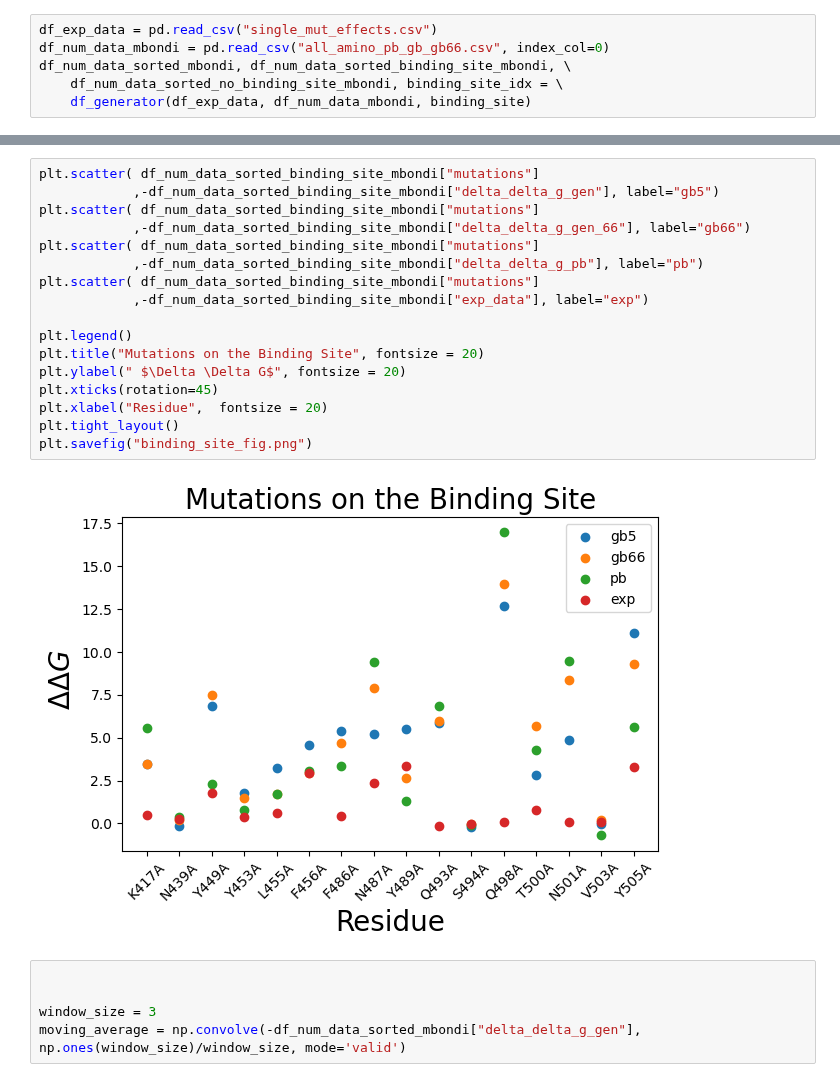
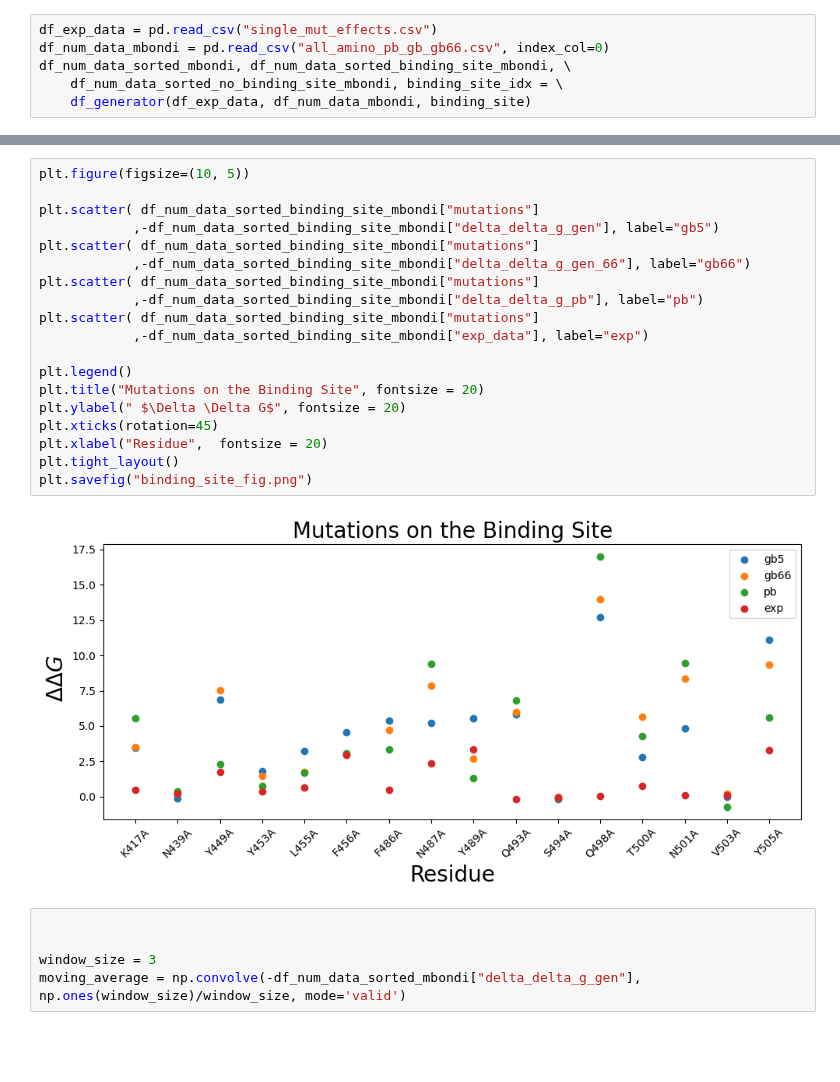
Before and after one commit to fergplace/amber_scripts, a Jupyter notebook: fun_figures.ipynb, the cells around one changed output, grey strips where cells are left out. Saved outputs shown, nothing was run; the diff lists cells and outputs as text; blank space fills up the shorter version.

```diff
--- a/fun_figures.ipynb
+++ b/fun_figures.ipynb
@@ -108,22 +109,24 @@ plt.savefig("all_muts_fig.png")
 # %%
+plt.figure(figsize=(10, 5))
+
 plt.scatter( df_num_data_sorted_binding_site_mbondi["mutations"]
             ,-df_num_data_sorted_binding_site_mbondi["delta_delta_g_gen"], label="gb5")
 plt.scatter( df_num_data_sorted_binding_site_mbondi["mutations"]
             ,-df_num_data_sorted_binding_site_mbondi["delta_delta_g_gen_66"], label="gb66")
 plt.scatter( df_num_data_sorted_binding_site_mbondi["mutations"]
             ,-df_num_data_sorted_binding_site_mbondi["delta_delta_g_pb"], label="pb")
 plt.scatter( df_num_data_sorted_binding_site_mbondi["mutations"]
             ,-df_num_data_sorted_binding_site_mbondi["exp_data"], label="exp")
 
 plt.legend()
 plt.title("Mutations on the Binding Site", fontsize = 20)
 plt.ylabel(" $\Delta \Delta G$", fontsize = 20)
 plt.xticks(rotation=45)
 plt.xlabel("Residue",  fontsize = 20)
 plt.tight_layout()
 plt.savefig("binding_site_fig.png")
 # %% [output]
-[figure, old version]
+[figure, new version]
 # %%
 
 
```
Also changed, not shown: parts of 1 cell of this notebook, 2 other files.
